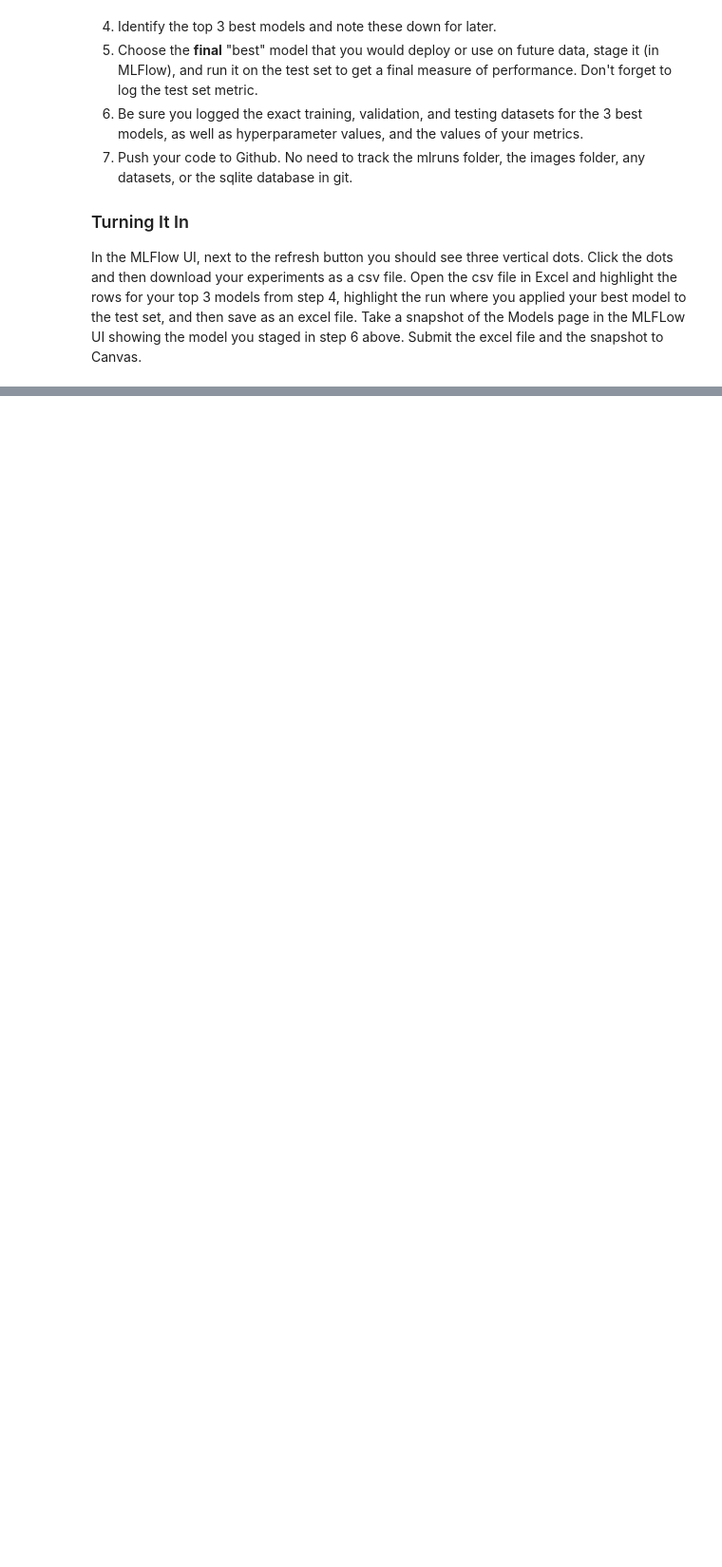
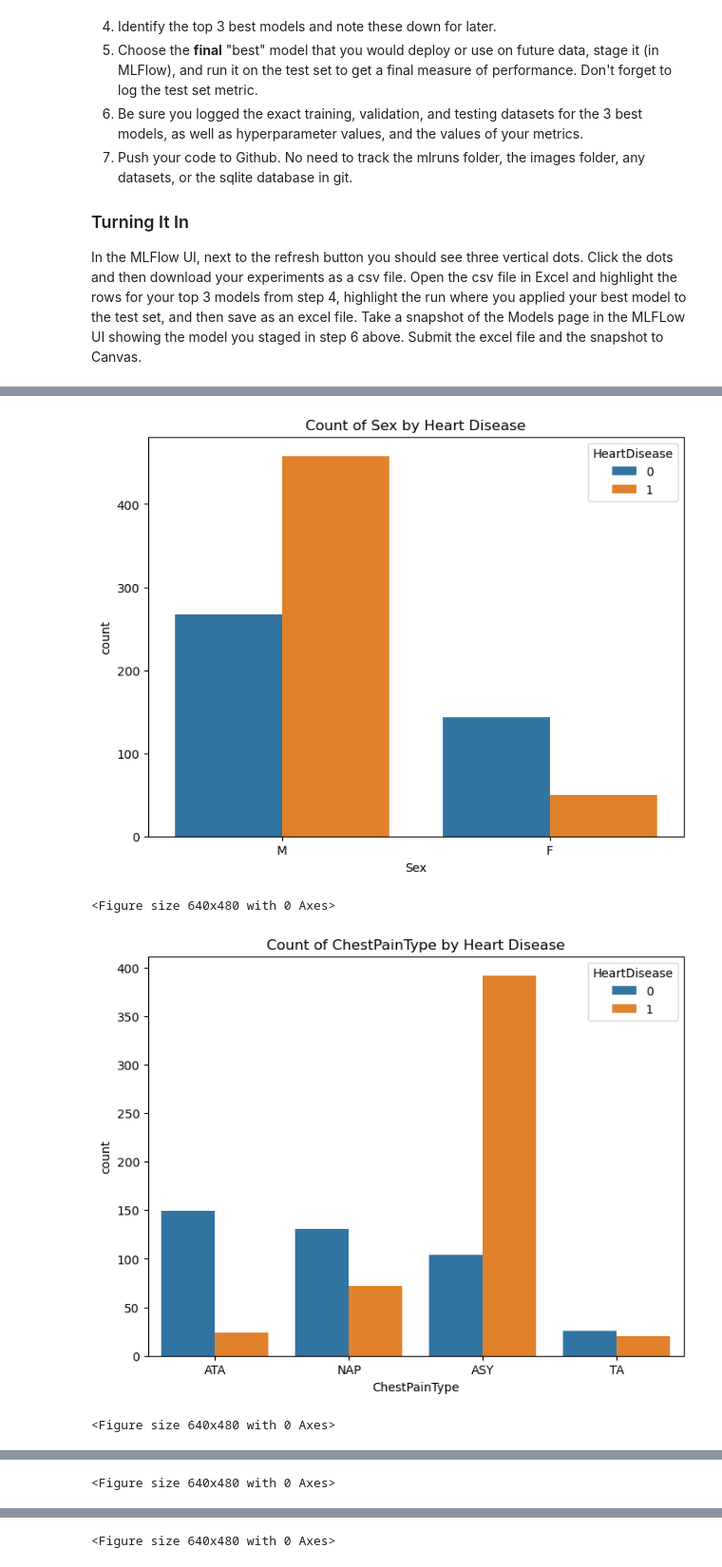
Before and after one commit to Gopimaguluri267/mlops, a Jupyter notebook: labs/Lab_2_exp_tracking_local.ipynb, the cells around one changed output, grey strips where cells are left out. Shown at 95% size. Saved outputs shown, nothing was run; the diff lists cells and outputs as text; code cells hidden in the pictures; blank space fills up the shorter version.

```diff
--- a/labs/Lab_2_exp_tracking_local.ipynb
+++ b/labs/Lab_2_exp_tracking_local.ipynb
@@ -405,0 +564,13 @@ In the MLFlow UI, next to the refresh button you should see three vertical dots.
+# %%
+categorical_features = ['Sex', 'ChestPainType', 'RestingECG', 'ExerciseAngina', 'ST_Slope']
+for feature in categorical_features:
+    plt.figure(figsize=(8, 6))
+    sns.countplot(x=feature, data=data, hue='HeartDisease')
+    plt.title(f'Count of {feature} by Heart Disease')
+    plt.show()
+    plt.savefig(f"images/lab_2/count_plot_{feature}_vs_target.png")
+# %% [output]
+[figure, added]
+<Figure size 640x480 with 0 Axes>
+[figure, added]
+<Figure size 640x480 with 0 Axes>
@@ -405,0 +578 @@ In the MLFlow UI, next to the refresh button you should see three vertical dots.
+<Figure size 640x480 with 0 Axes>
@@ -405,0 +580 @@ In the MLFlow UI, next to the refresh button you should see three vertical dots.
+<Figure size 640x480 with 0 Axes>
```
Also changed, not shown: parts of 47 cells of this notebook, 10 other files.
